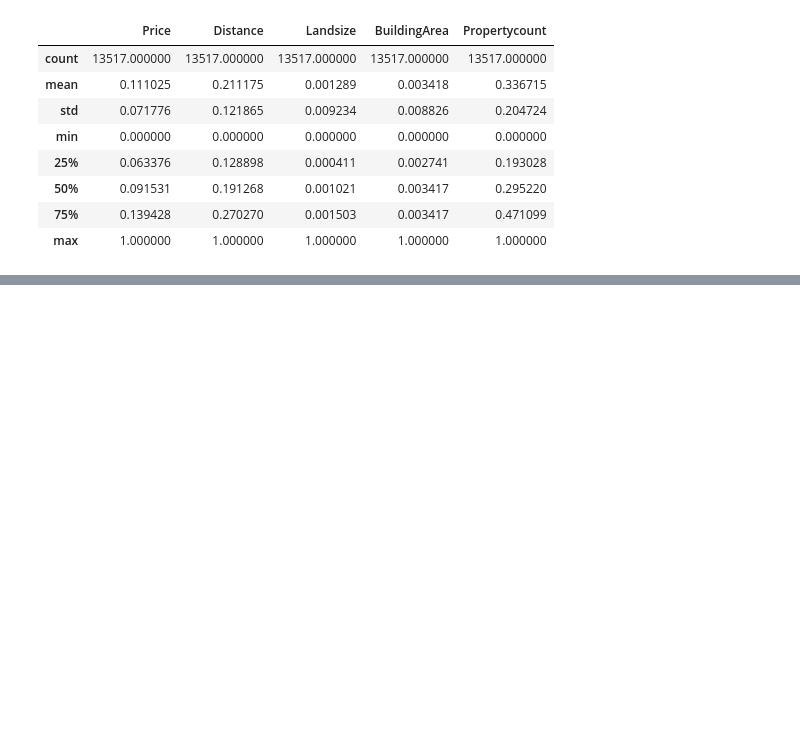
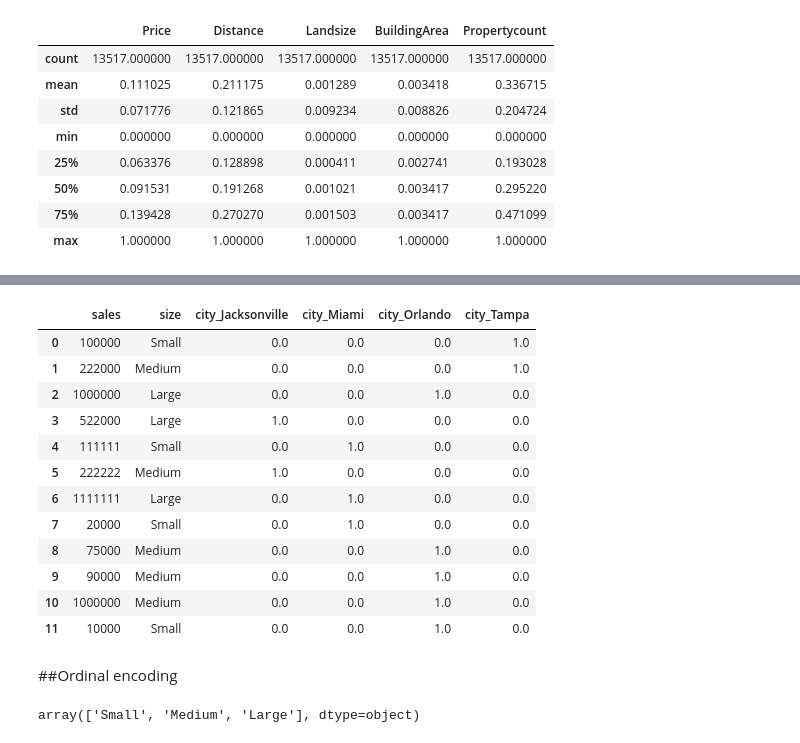
Before and after one commit to harshitsahush/machine_learning, a Jupyter notebook: 0. Data_preprocessing/Data pre-processing.ipynb, the cells around one changed output, grey strips where cells are left out. Saved outputs shown, nothing was run; the diff lists cells and outputs as text; code cells hidden in the pictures; blank space fills up the shorter version.

Commit message:
Added data encoding to data preprocessing

```diff
--- a/0. Data_preprocessing/Data pre-processing.ipynb
+++ b/0. Data_preprocessing/Data pre-processing.ipynb
@@ -286,0 +292,7 @@ X_scaled_df.describe()
+# %%
+d = {'sales': [100000,222000,1000000,522000,111111,222222,1111111,20000,75000,90000,1000000,10000],
+      'city': ['Tampa','Tampa','Orlando','Jacksonville','Miami','Jacksonville','Miami','Miami','Orlando','Orlando','Orlando','Orlando'],
+      'size': ['Small', 'Medium','Large','Large','Small','Medium','Large','Small','Medium','Medium','Medium','Small',]}
+
+df = pd.DataFrame(d)
+df.head()
@@ -286,0 +306,6 @@ X_scaled_df.describe()
+# %%
+from sklearn.preprocessing import OneHotEncoder
+
+ohe = OneHotEncoder(handle_unknown = 'ignore', sparse_output = False).set_output(transform = 'pandas')
+ohe_transform = ohe.fit_transform(df[['city']])
+ohe_transform
@@ -286,0 +326,31 @@ X_scaled_df.describe()
+# %%
+df = pd.concat([df, ohe_transform], axis = 1)
+# %%
+df = df.drop('city', axis = 1)
+df
+# %% [output]
+|  | sales | size | city_Jacksonville | city_Miami | city_Orlando | city_Tampa |
+| 0 | 100000 | Small | 0.0 | 0.0 | 0.0 | 1.0 |
+| 1 | 222000 | Medium | 0.0 | 0.0 | 0.0 | 1.0 |
+| 2 | 1000000 | Large | 0.0 | 0.0 | 1.0 | 0.0 |
+| 3 | 522000 | Large | 1.0 | 0.0 | 0.0 | 0.0 |
+| 4 | 111111 | Small | 0.0 | 1.0 | 0.0 | 0.0 |
+| 5 | 222222 | Medium | 1.0 | 0.0 | 0.0 | 0.0 |
+| 6 | 1111111 | Large | 0.0 | 1.0 | 0.0 | 0.0 |
+| 7 | 20000 | Small | 0.0 | 1.0 | 0.0 | 0.0 |
+| 8 | 75000 | Medium | 0.0 | 0.0 | 1.0 | 0.0 |
+| 9 | 90000 | Medium | 0.0 | 0.0 | 1.0 | 0.0 |
+| 10 | 1000000 | Medium | 0.0 | 0.0 | 1.0 | 0.0 |
+| 11 | 10000 | Small | 0.0 | 0.0 | 1.0 | 0.0 |
+# %% [markdown]
+##Ordinal encoding
+# %%
+d = {'sales': [100000,222000,1000000,522000,111111,222222,1111111,20000,75000,90000,1000000,10000],
+      'city': ['Tampa','Tampa','Orlando','Jacksonville','Miami','Jacksonville','Miami','Miami','Orlando','Orlando','Orlando','Orlando'],
+      'size': ['Small', 'Medium','Large','Large','Small','Medium','Large','Small','Medium','Medium','Medium','Small',]}
+
+df = pd.DataFrame(d)
+df.head()
+df['size'].unique()
+# %% [output]
+array(['Small', 'Medium', 'Large'], dtype=object)
```
Also changed, not shown: parts of 6 cells of this notebook.
